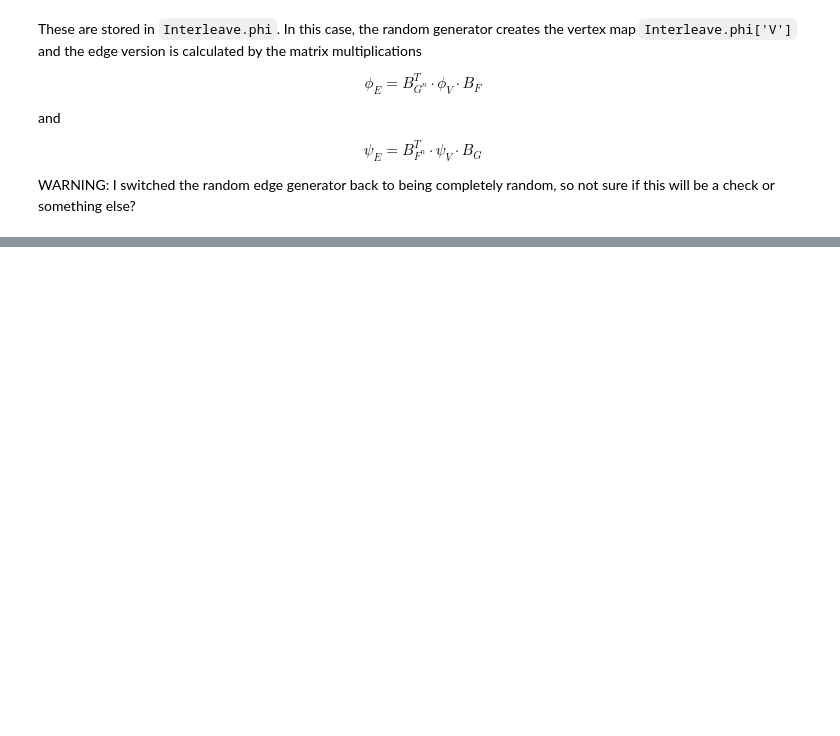
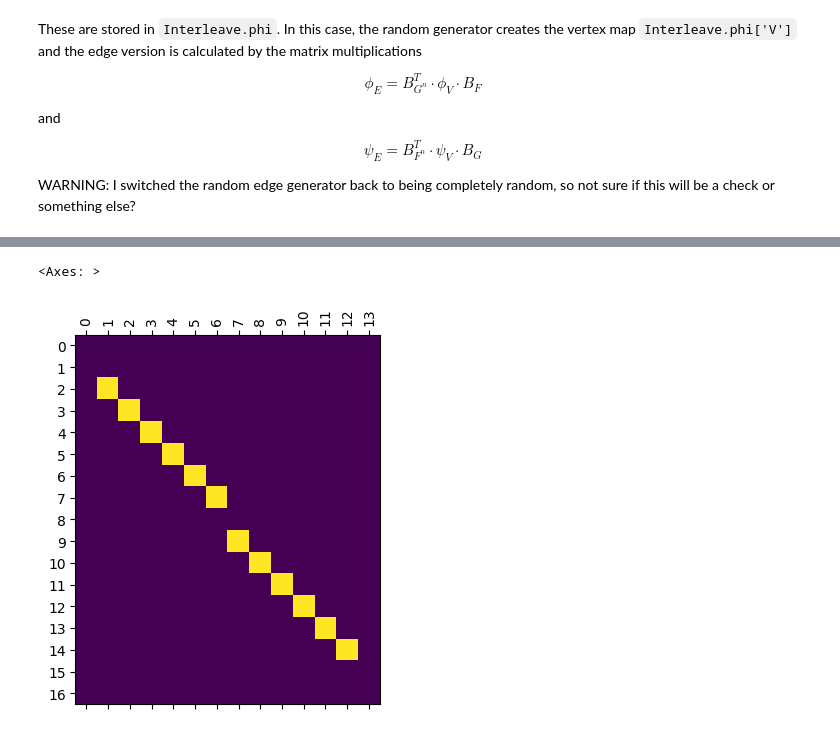
Before and after one commit to MunchLab/ceREEBerus, a Jupyter notebook: doc_source/notebooks/interleaving_basics.ipynb, the cells around one changed output, grey strips where cells are left out. Cells and saved outputs as stored; diff of their text form; code cells hidden in the pictures; blank space fills up the shorter version.

```diff
--- a/doc_source/notebooks/interleaving_basics.ipynb
+++ b/doc_source/notebooks/interleaving_basics.ipynb
@@ -238,0 +290,8 @@ myInt.draw_matrix(myInt.parallelogram_dist(), colorbar = True, cmap = 'PuOr')
+# %%
+A = I_Gn['array'] @ phi_V['array'] @ I_F_Transpose['array']
+rows = I_Gn['rows']
+cols = I_F_Transpose['cols']
+myInt.draw_matrix({'rows': rows, 'cols': cols, 'array': A})
+# %% [output]
+<Axes: >
+[figure, added]
```
Also changed, not shown: parts of 14 cells of this notebook, 46 other files.
